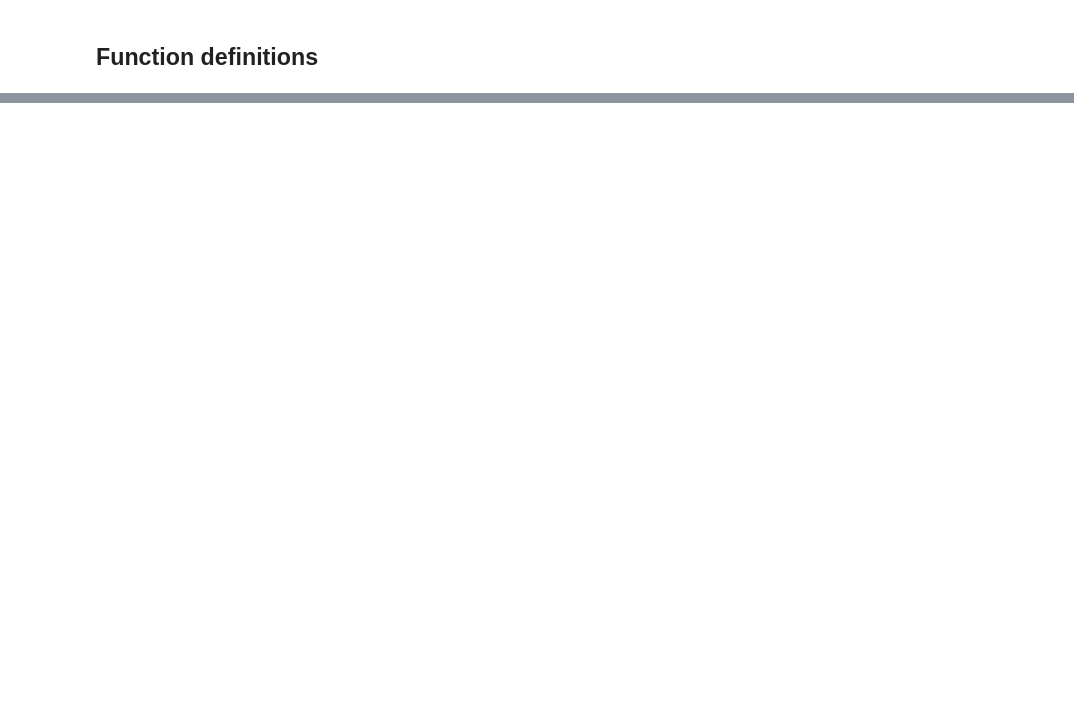
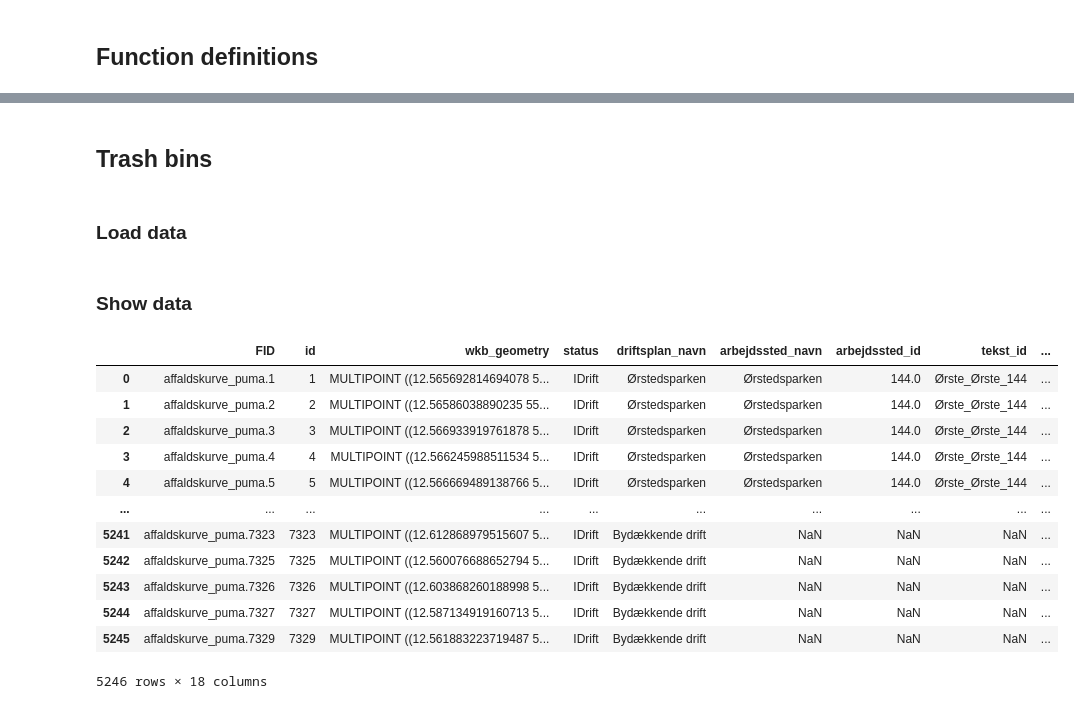
Before and after one commit to wojciechdk/social_data_analysis_and_visualization_final_project, a Jupyter notebook: explainer_notebook.ipynb, the cells around one changed output, grey strips where cells are left out. Cells and saved outputs as stored; diff of their text form; code cells hidden in the pictures; blank space fills up the shorter version.

Commit message:
Trash bin and sick leave data loaded

```diff
--- a/explainer_notebook.ipynb
+++ b/explainer_notebook.ipynb
@@ -195,5 +209,3 @@ def evaluate_models(models: dict,
 # %%
-path_root = Path('C:\GDrive\DTU\Kurser\Social_Data_Analysis_and_Visualization_02806\Exercises')
-path_assignment = path_root / 'assignment_2'
+path_root = Path(r'C:\GDrive\DTU\Kurser\Social_Data_Analysis_and_Visualization_02806\final_project')
 path_resources_root = path_root / 'resources'
-path_sklearn_text_analysis_tutorial_root = path_resources_root / 'sklearn_text_analytics_tutorial'
@@ -199,0 +224,24 @@ path_sklearn_text_analysis_tutorial_root = path_resources_root / 'sklearn_text_a
+# %% [markdown]
+## Trash bins
+# %% [markdown]
+### Load data
+# %%
+df_trash_bins_raw = pd.read_csv(path_resources_root / 'affaldskurve_puma.csv')
+# %% [markdown]
+### Show data
+# %%
+display(df_trash_bins_raw)
+# %% [output]
+|  | FID | id | wkb_geometry | status | driftsplan_navn | arbejdssted_navn | arbejdssted_id | tekst_id | ... |
+| 0 | affaldskurve_puma.1 | 1 | MULTIPOINT ((12.565692814694078 5... | IDrift | Ørstedsparken | Ørstedsparken | 144.0 | Ørste_Ørste_144 | ... |
+| 1 | affaldskurve_puma.2 | 2 | MULTIPOINT ((12.56586038890235 55... | IDrift | Ørstedsparken | Ørstedsparken | 144.0 | Ørste_Ørste_144 | ... |
+| 2 | affaldskurve_puma.3 | 3 | MULTIPOINT ((12.566933919761878 5... | IDrift | Ørstedsparken | Ørstedsparken | 144.0 | Ørste_Ørste_144 | ... |
+| 3 | affaldskurve_puma.4 | 4 | MULTIPOINT ((12.566245988511534 5... | IDrift | Ørstedsparken | Ørstedsparken | 144.0 | Ørste_Ørste_144 | ... |
+| 4 | affaldskurve_puma.5 | 5 | MULTIPOINT ((12.566669489138766 5... | IDrift | Ørstedsparken | Ørstedsparken | 144.0 | Ørste_Ørste_144 | ... |
+| ... | ... | ... | ... | ... | ... | ... | ... | ... | ... |
+| 5241 | affaldskurve_puma.7323 | 7323 | MULTIPOINT ((12.612868979515607 5... | IDrift | Bydækkende drift | NaN | NaN | NaN | ... |
+| 5242 | affaldskurve_puma.7325 | 7325 | MULTIPOINT ((12.560076688652794 5... | IDrift | Bydækkende drift | NaN | NaN | NaN | ... |
+| 5243 | affaldskurve_puma.7326 | 7326 | MULTIPOINT ((12.603868260188998 5... | IDrift | Bydækkende drift | NaN | NaN | NaN | ... |
+| 5244 | affaldskurve_puma.7327 | 7327 | MULTIPOINT ((12.587134919160713 5... | IDrift | Bydækkende drift | NaN | NaN | NaN | ... |
+| 5245 | affaldskurve_puma.7329 | 7329 | MULTIPOINT ((12.561883223719487 5... | IDrift | Bydækkende drift | NaN | NaN | NaN | ... |
+5246 rows × 18 columns
```
Also changed, not shown: parts of 34 cells of this notebook, 1 other file.
